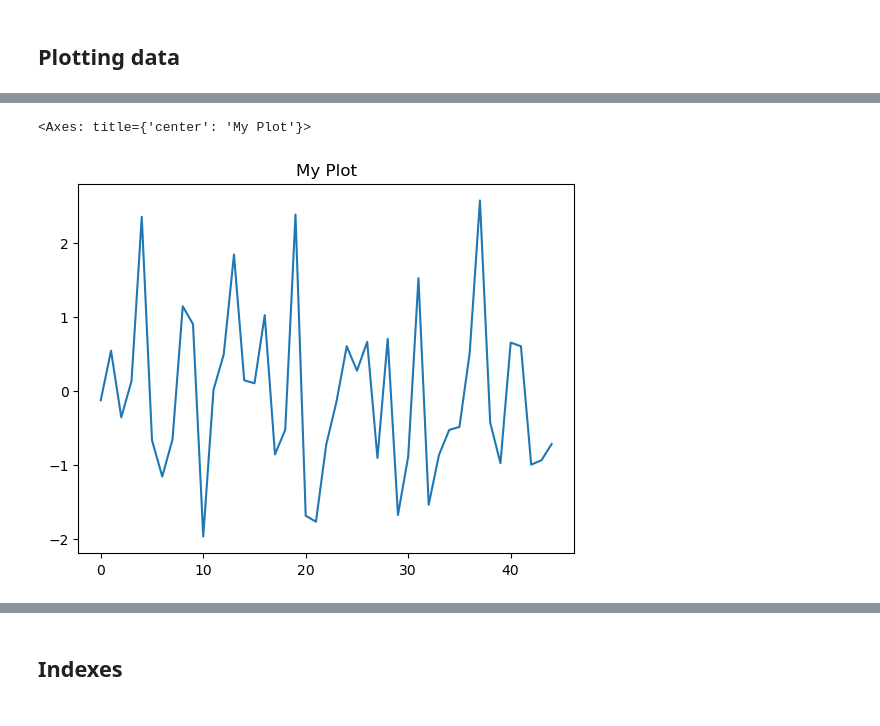
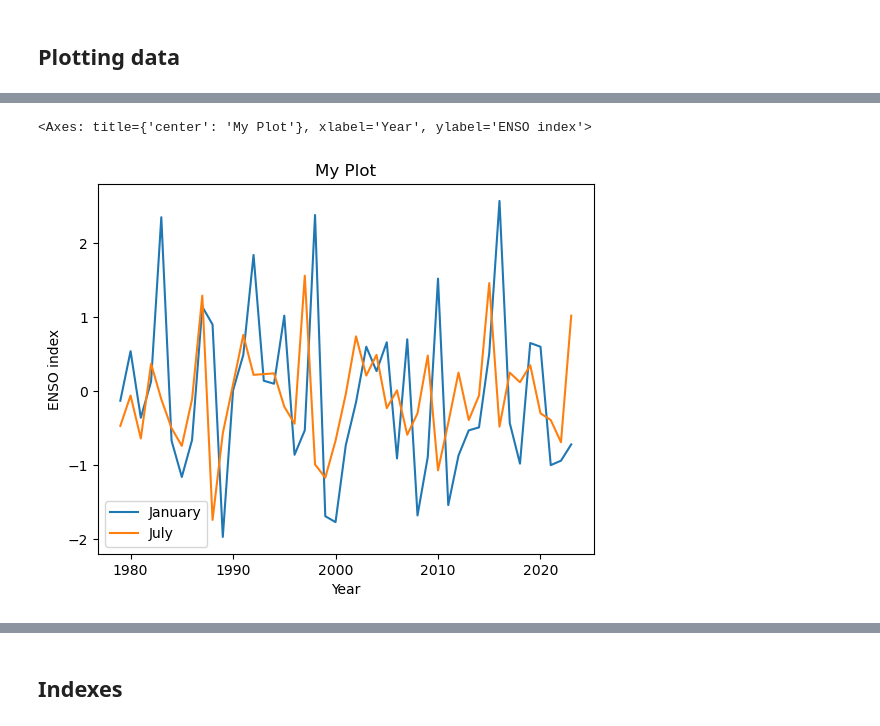
Before and after one commit to bobbyantonio/iecdt_environmental_data_analysis, a Jupyter notebook: course_notebooks/pandas/pandas.ipynb, the cells around one changed output, grey strips where cells are left out. Drawn from its saved outputs; the diff is of its cells as text; code cells hidden in the pictures.

```diff
--- a/course_notebooks/pandas/pandas.ipynb
+++ b/course_notebooks/pandas/pandas.ipynb
@@ -268,7 +288,7 @@ Name: January, dtype: float64
 # %%
 # Pandas has some handy builtin plotting methods, for when you need to quickly examine your data
 
-df['January'].plot(title='My Plot')
+df.plot(title='My Plot', y=['January', 'July'], x='Year', ylabel='ENSO index', xlabel='Year')
 # %% [output]
-<Axes: title={'center': 'My Plot'}>
+<Axes: title={'center': 'My Plot'}, xlabel='Year', ylabel='ENSO index'>
-[figure, old version]
+[figure, new version]
```
Also changed, not shown: parts of 37 cells of this notebook.
